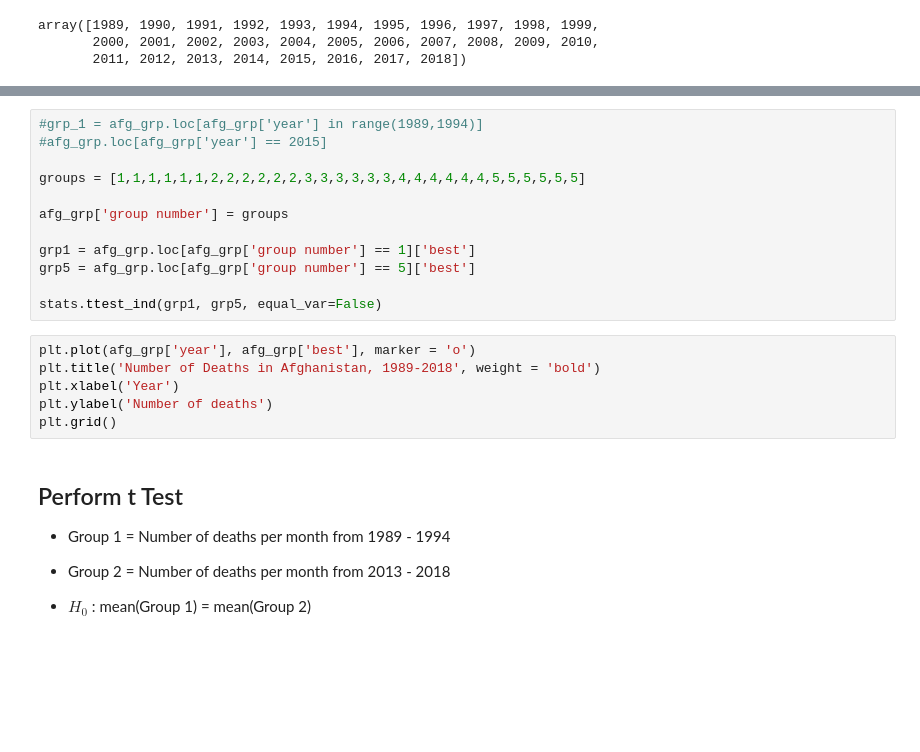
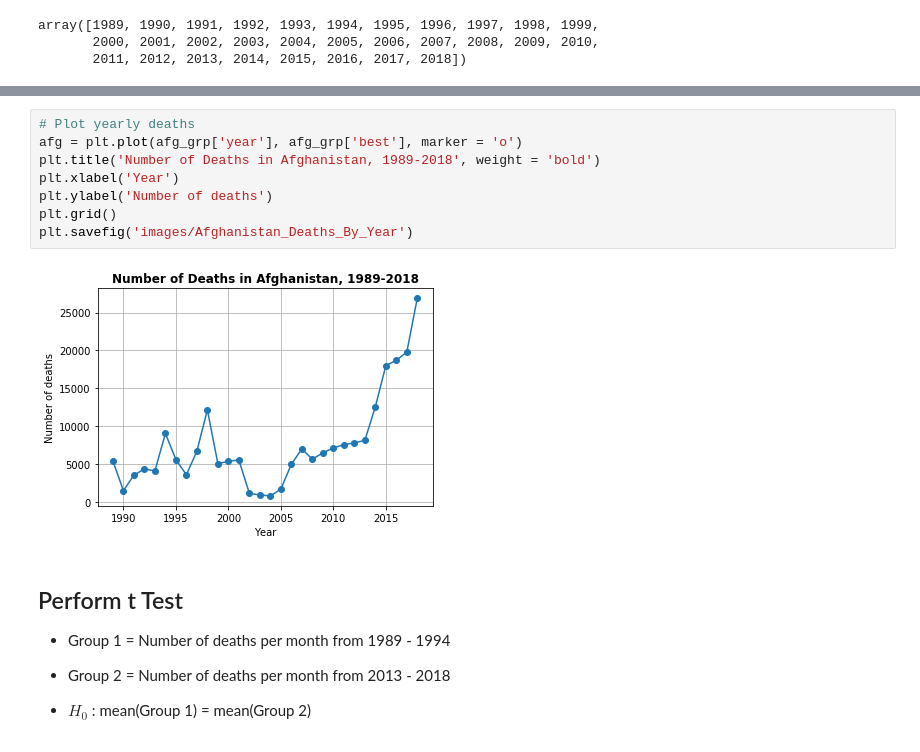
Before and after one commit to mmpatterson/civil-conflict, a Jupyter notebook: heatmap.ipynb, the cells around one changed output, grey strips where cells are left out. Cells and saved outputs as stored; diff of their text form; blank space fills up the shorter version.

```diff
--- a/heatmap.ipynb
+++ b/heatmap.ipynb
@@ -180,21 +164,13 @@ afg_grp.head()
-# %%
-#grp_1 = afg_grp.loc[afg_grp['year'] in range(1989,1994)]
-#afg_grp.loc[afg_grp['year'] == 2015]
-
-groups = [1,1,1,1,1,1,2,2,2,2,2,2,3,3,3,3,3,3,4,4,4,4,4,4,5,5,5,5,5,5]
-
-afg_grp['group number'] = groups
-
-grp1 = afg_grp.loc[afg_grp['group number'] == 1]['best']
-grp5 = afg_grp.loc[afg_grp['group number'] == 5]['best']
-
-stats.ttest_ind(grp1, grp5, equal_var=False)
 # %%
-plt.plot(afg_grp['year'], afg_grp['best'], marker = 'o')
+# Plot yearly deaths
+afg = plt.plot(afg_grp['year'], afg_grp['best'], marker = 'o')
 plt.title('Number of Deaths in Afghanistan, 1989-2018', weight = 'bold')
 plt.xlabel('Year')
 plt.ylabel('Number of deaths')
 plt.grid()
+plt.savefig('images/Afghanistan_Deaths_By_Year')
+# %% [output]
+[figure, added]
 # %% [markdown]
 ## Perform t Test
 * Group 1 = Number of deaths per month from 1989 - 1994
```
Also changed, not shown: parts of 13 cells of this notebook, 5 other files.
